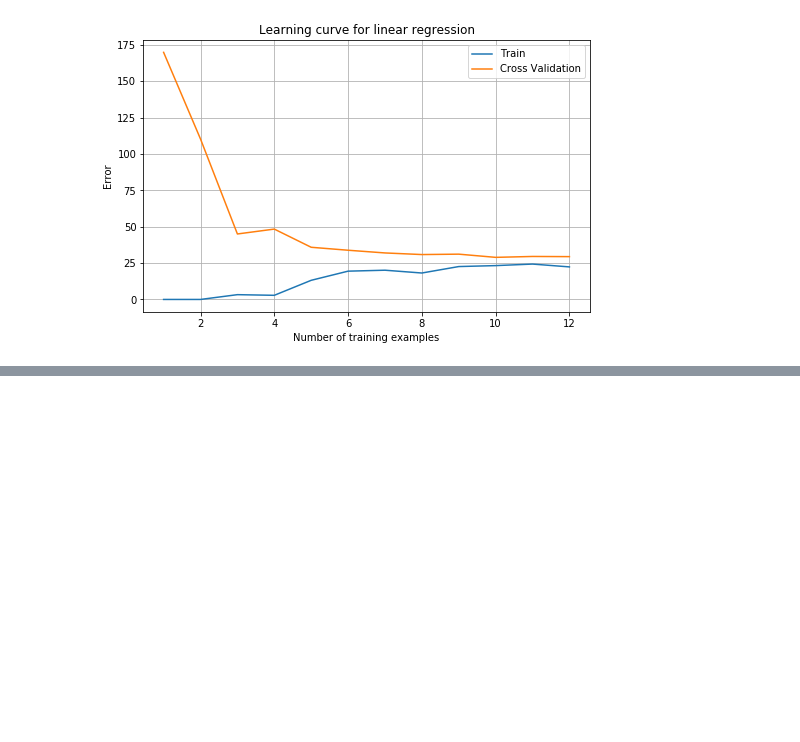
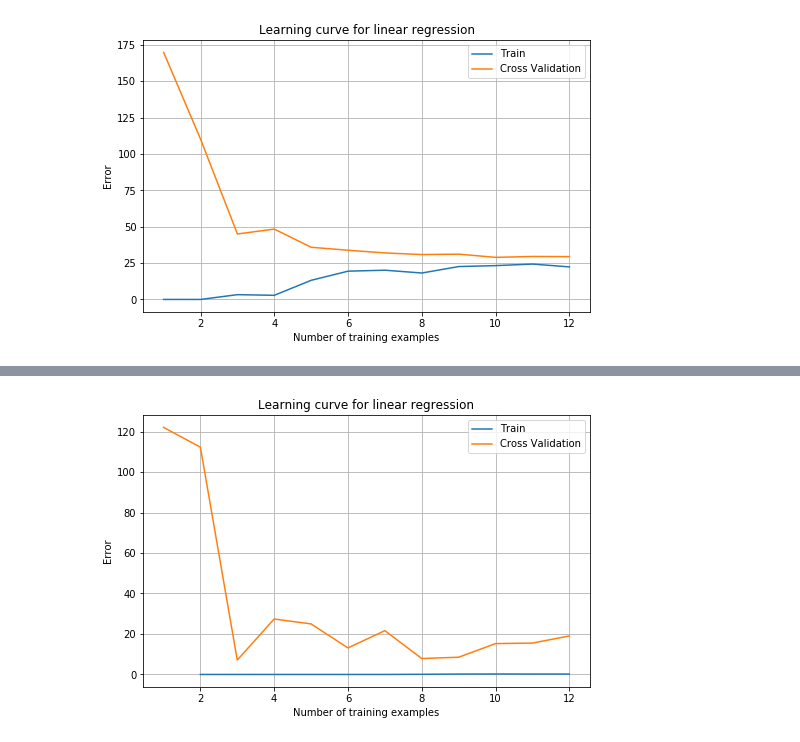
Before and after one commit to BartlomiejSkwira/coursera_machine-learning, a Jupyter notebook: machine-learning-ex5/ex5.ipynb, the cells around one changed output, grey strips where cells are left out. Saved outputs shown, nothing was run; the diff lists cells and outputs as text; code cells hidden in the pictures; blank space fills up the shorter version.

```diff
--- a/machine-learning-ex5/ex5.ipynb
+++ b/machine-learning-ex5/ex5.ipynb
@@ -148,7 +148,7 @@ def optimizeTheta(theta_initial, X, y, lmbda=0., print_output=True):
                         disp=print_output)
     return theta_opt
 # %%
-theta_opt = optimizeTheta(theta_initial, X_train_int, y_train, 0)
+theta_opt = optimize_theta(theta_initial, X_train_int, y_train, 0)
 theta_opt
 # %% [output]
 Optimization terminated successfully.
@@ -203,0 +334,29 @@ plotLearningCurve()
+# %%
+def plot_polynomial_learning_curve(lmbda=0.):
+    theta_initial = np.ones((polynomial_degree + 1, 1))
+    my_m, error_train, error_val = [], [], []
+    X_polynomial = generate_polynomial_features(X_valid_int, polynomial_degree)
+    X_normalized, _, _ = feature_normalize(X_polynomial)
+
+    for i in range(1, X_train.shape[0] + 1):
+        x_subset = X_train_int[:i, :]
+        y_subset = y_train[:i]
+        my_m.append(y_subset.shape[0])
+        x_subset = generate_polynomial_features(x_subset, polynomial_degree)
+        x_subset, _, _ = feature_normalize(x_subset)
+        theta_opt = optimize_theta(theta_initial, x_subset, y_subset, lmbda, False)
+        error_train.append(cost_function(theta_opt, x_subset, y_subset, lmbda))
+        error_val.append(cost_function(theta_opt, X_normalized, y_valid, lmbda))
+
+    plt.figure(figsize=(8,5))
+    plt.plot(my_m,error_train,label='Train')
+    plt.plot(my_m,error_val,label='Cross Validation')
+    plt.legend()
+    plt.title('Learning curve for linear regression')
+    plt.xlabel('Number of training examples')
+    plt.ylabel('Error')
+    plt.grid(True)
+
+plot_polynomial_learning_curve()
+# %% [output]
+[figure, added]
```
Also changed, not shown: parts of 15 cells of this notebook.
